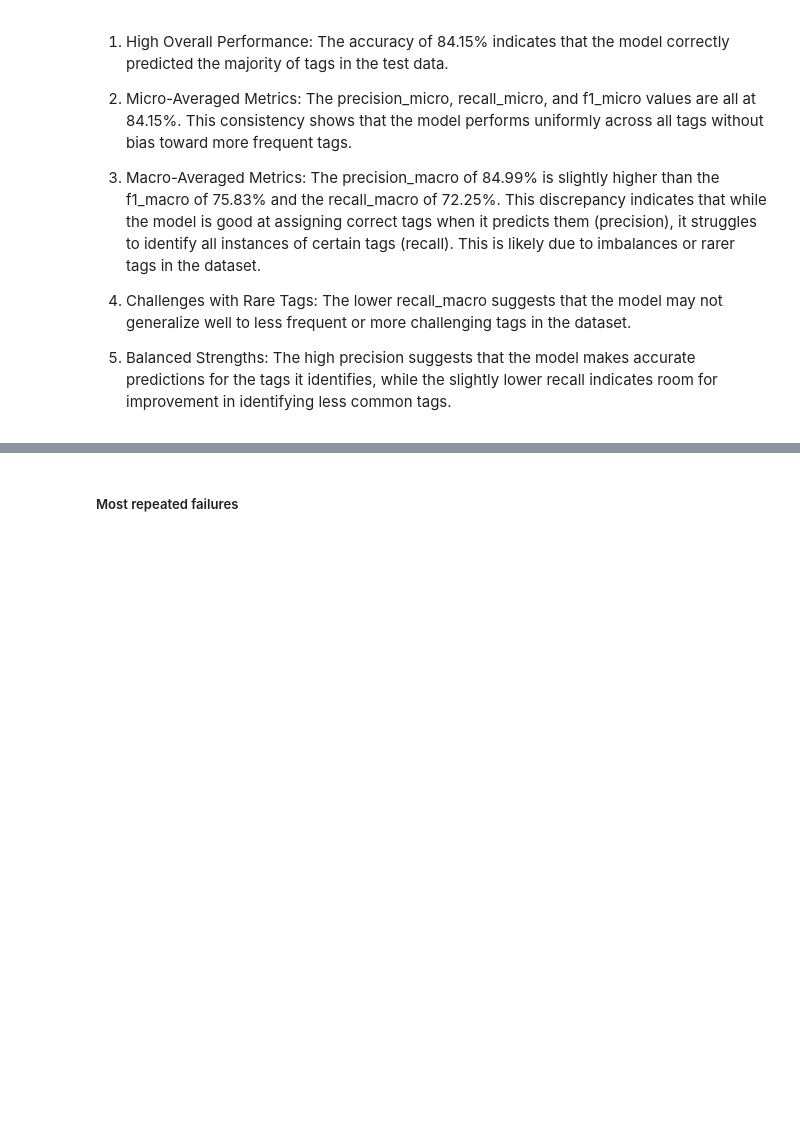
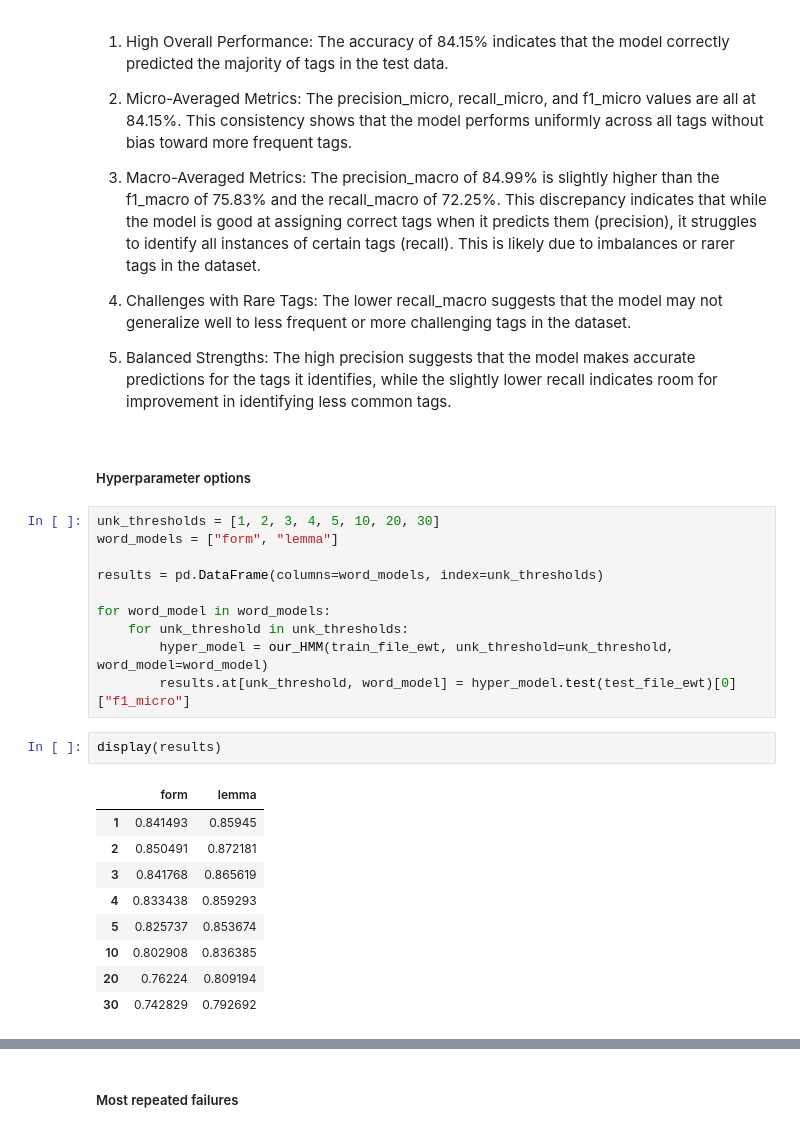
Before and after one commit to AndreaJaunarena-ehu/HMM_Andrea, a Jupyter notebook: analysis.ipynb, the cells around one changed output, grey strips where cells are left out. Drawn from its saved outputs; the diff is of its cells as text; blank space fills up the shorter version.

Commit message:
Add hyperparameter effects in the datasets

```diff
--- a/analysis.ipynb
+++ b/analysis.ipynb
@@ -109,3 +110,27 @@ results
 4. Challenges with Rare Tags: The lower recall_macro suggests that the model may not generalize well to less frequent or more challenging tags in the dataset.
 
 5. Balanced Strengths: The high precision suggests that the model makes accurate predictions for the tags it identifies, while the slightly lower recall indicates room for improvement in identifying less common tags.
+# %% [markdown]
+##### Hyperparameter options
+# %%
+unk_thresholds = [1, 2, 3, 4, 5, 10, 20, 30]
+word_models = ["form", "lemma"]
+
+results = pd.DataFrame(columns=word_models, index=unk_thresholds)
+
+for word_model in word_models:
+    for unk_threshold in unk_thresholds:
+        hyper_model = our_HMM(train_file_ewt, unk_threshold=unk_threshold, word_model=word_model)
+        results.at[unk_threshold, word_model] = hyper_model.test(test_file_ewt)[0]["f1_micro"]
+# %%
+display(results)
+# %% [output]
+|  | form | lemma |
+| 1 | 0.841493 | 0.85945 |
+| 2 | 0.850491 | 0.872181 |
+| 3 | 0.841768 | 0.865619 |
+| 4 | 0.833438 | 0.859293 |
+| 5 | 0.825737 | 0.853674 |
+| 10 | 0.802908 | 0.836385 |
+| 20 | 0.76224 | 0.809194 |
+| 30 | 0.742829 | 0.792692 |
```
Also changed, not shown: parts of 6 cells of this notebook, 1 other file.
